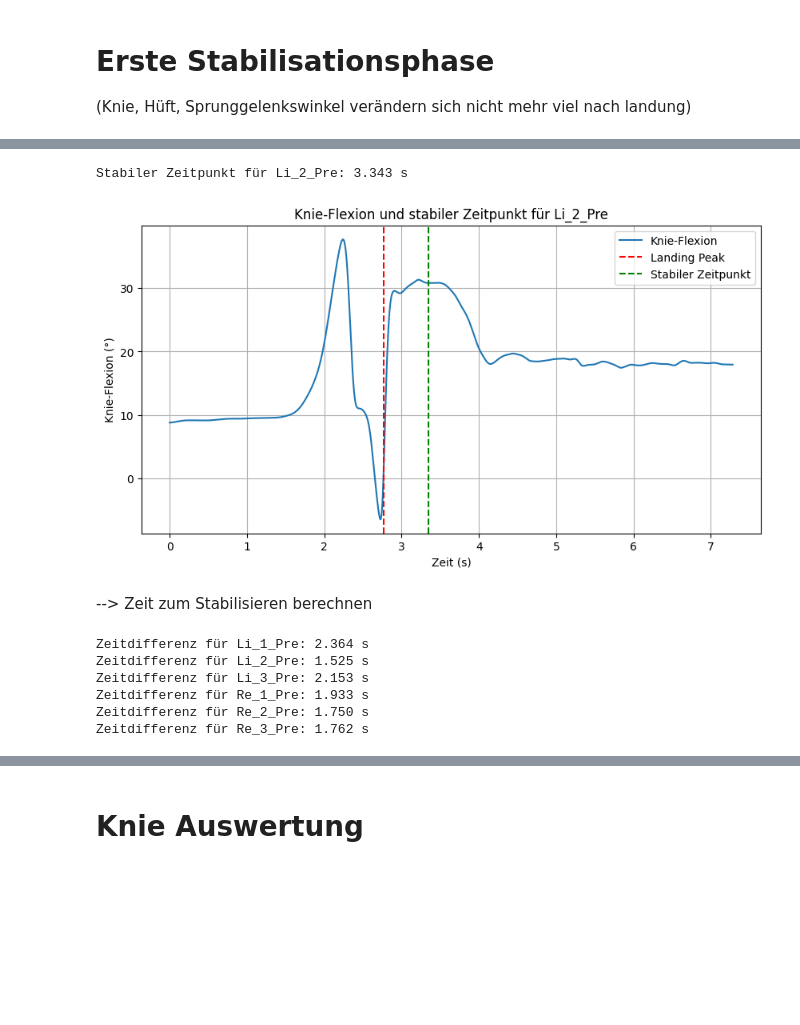
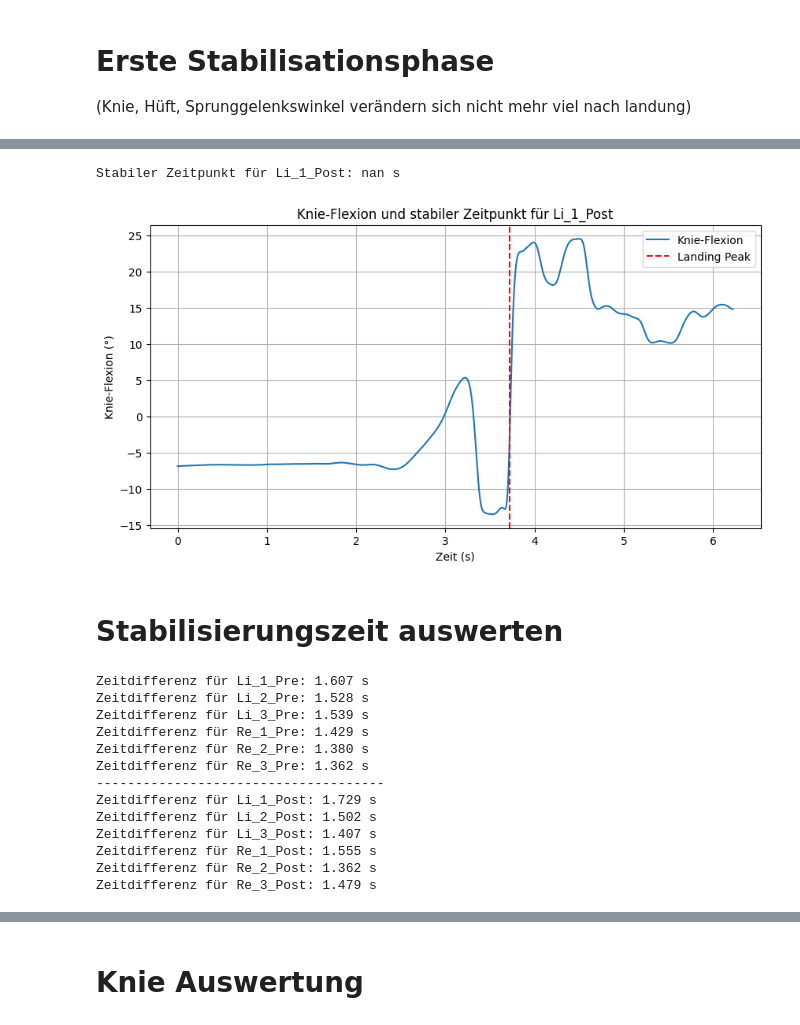
Before and after one commit to TillSchroeter/BewA_Stability, a Jupyter notebook: IMU_Auswertung.ipynb, the cells around one changed output, grey strips where cells are left out. Drawn from its saved outputs; the diff is of its cells as text; code cells hidden in the pictures; blank space fills up the shorter version.

```diff
--- a/IMU_Auswertung.ipynb
+++ b/IMU_Auswertung.ipynb
@@ -390,57 +399,83 @@ Stabiler Zeitpunkt für Re_3_Pre (RT Ankle Dorsiflexion (deg)): 4.322 s
 # %%
-key11 = "Li_2_Pre"
+### Probieren ###
+
+key11 = "Li_1_Post"
 
 knee_flexion, time, peak_time = data[key11]["df"]["LT Knee Flexion (deg)"], data[key11]["df"]["time"], data[key11]["landing_peak_time"]
 hip_flexion, time, peak_time = data[key11]["df"]["LT Hip Flexion (deg)"], data[key11]["df"]["time"], data[key11]["landing_peak_time"]
 ankle_flexion, time, peak_time = data[key11]["df"]["LT Ankle Dorsiflexion (deg)"], data[key11]["df"]["time"], data[key11]["landing_peak_time"]
 
-# for key in keys:
-#     for joint, th in zip (joints, treshholds):
-#         flexion = data[key]["df"][joint]
-#         time = data[key]["df"]["time"]
-#         peak_time = data[key]["landing_peak_time"]
-#         slope_threshold = th
-#         # Stabiler Zeitpunkt finden
-#         stable_time = find_stable_time(time, flexion, peak_time, slope_threshold)
-#         print(f"Stabiler Zeitpunkt für {key} ({joint}): {stable_time:.3f} s")
-
-# Dictionary zum Speichern der mittleren stabilen Zeitpunkte je Messung
-
-stable_time = find_stable_time(time, ankle_flexion, peak_time, slope_threshold=0.05, min_consecutive=7)
+stable_time = find_stable_time(time, ankle_flexion, peak_time, slope_threshold=10.75, min_consecutive=500)
 print(f"Stabiler Zeitpunkt für {key11}: {stable_time:.3f} s")
 
 # Plotten
 plt.figure(figsize=(10,5))
 plt.plot(time, ankle_flexion, label="Knie-Flexion")
 plt.axvline(x=peak_time, color='red', linestyle='--', label="Landing Peak")
 if not np.isnan(stable_time):
     plt.axvline(x=stable_time, color='green', linestyle='--', label="Stabiler Zeitpunkt")
 plt.xlabel("Zeit (s)")
 plt.ylabel("Knie-Flexion (°)")
 plt.title(f"Knie-Flexion und stabiler Zeitpunkt für {key11}")
 plt.legend()
 plt.grid(True)
 plt.show()
 # %% [output]
-Stabiler Zeitpunkt für Li_2_Pre: 3.343 s
+Stabiler Zeitpunkt für Li_1_Post: nan s
-[figure, old version]
+[figure, new version]
 # %% [markdown]
---> Zeit zum Stabilisieren berechnen
+# Stabilisierungszeit auswerten
 # %%
 # Differenz zwischen peak time und stable time
 
+# for key in keys:
+#     peak_time = data[key]["landing_peak_time"]
+#     stable_time = data[key]["stable_time"]
+
+#     time_difference = stable_time - peak_time
+#     # Hier kannst du die Zeitdifferenz speichern oder weiterverarbeiten
+#     data[key]["time_difference"] = time_difference
+#     print(f"Zeitdifferenz für {key}: {time_difference:.3f} s")
+
+last_phase = None  # Merken, ob vorher "Pre" oder "Post" war
+
 for key in keys:
+    # Teile Key auf → z. B. "Re_1_Pre" → ["Re", "1", "Pre"]
+    parts = key.split("_")
+    phase = parts[2]  # "Pre" oder "Post"
+
+    # Trennlinie bei Wechsel von Pre → Post
+    if last_phase is not None and phase != last_phase:
+        print("-------------------------------------")
+
     peak_time = data[key]["landing_peak_time"]
     stable_time = data[key]["stable_time"]
+    time_difference = stable_time - peak_time
 
-    time_difference = stable_time - peak_time
-    # Hier kannst du die Zeitdifferenz speichern oder weiterverarbeiten
     data[key]["time_difference"] = time_difference
     print(f"Zeitdifferenz für {key}: {time_difference:.3f} s")
+
+    last_phase = phase
+
+
+
+
+### Daten in CSV speichern
+# Erstelle DataFrame aus den Daten
+data_df = pd.DataFrame.from_dict(data, orient='index')
+# Speichere DataFrame in CSV-Datei
+data_df.to_csv("C_Daten_Schröter_Till/C_Daten_Schröter_Till.csv", sep=';', decimal=',', encoding='utf-8')
 # %% [output]
-Zeitdifferenz für Li_1_Pre: 2.364 s
-Zeitdifferenz für Li_2_Pre: 1.525 s
-Zeitdifferenz für Li_3_Pre: 2.153 s
-Zeitdifferenz für Re_1_Pre: 1.933 s
-Zeitdifferenz für Re_2_Pre: 1.750 s
-Zeitdifferenz für Re_3_Pre: 1.762 s
+Zeitdifferenz für Li_1_Pre: 1.607 s
+Zeitdifferenz für Li_2_Pre: 1.528 s
+Zeitdifferenz für Li_3_Pre: 1.539 s
+Zeitdifferenz für Re_1_Pre: 1.429 s
+Zeitdifferenz für Re_2_Pre: 1.380 s
+Zeitdifferenz für Re_3_Pre: 1.362 s
+-------------------------------------
+Zeitdifferenz für Li_1_Post: 1.729 s
+Zeitdifferenz für Li_2_Post: 1.502 s
+Zeitdifferenz für Li_3_Post: 1.407 s
+Zeitdifferenz für Re_1_Post: 1.555 s
+Zeitdifferenz für Re_2_Post: 1.362 s
+Zeitdifferenz für Re_3_Post: 1.479 s
```
Also changed, not shown: parts of 11 cells of this notebook, 8 other files.
